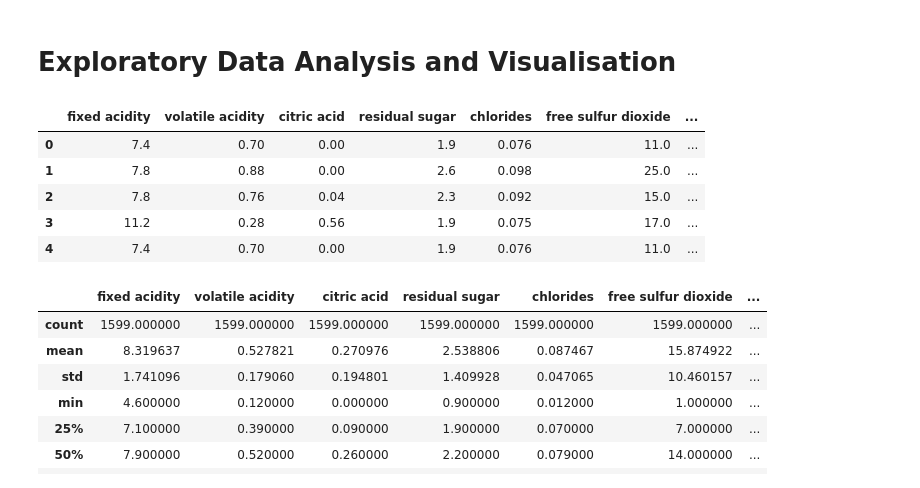
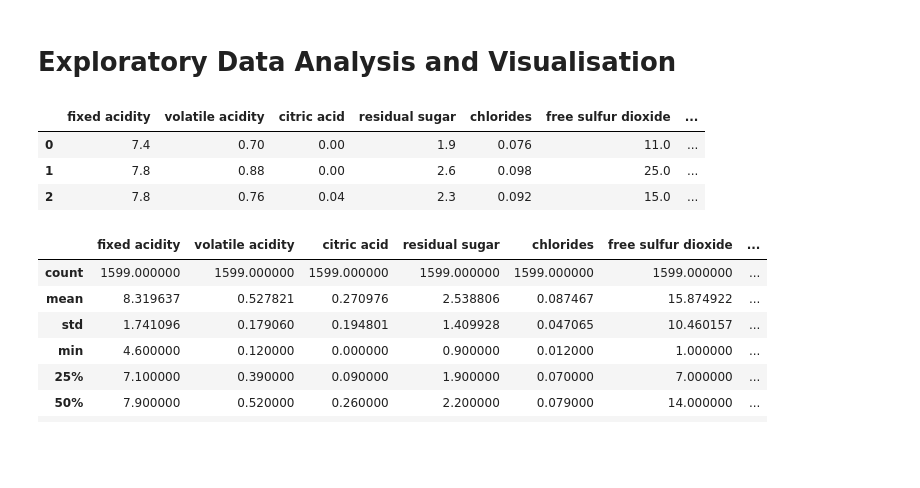
Before and after one commit to JaapVanKaKa/ZZ, a Jupyter notebook: Example.ipynb, the cells around one changed output. Cells and saved outputs as stored; diff of their text form; code cells hidden in the pictures; blank space fills up the shorter version.

```diff
--- a/Example.ipynb
+++ b/Example.ipynb
@@ -17,12 +17,10 @@ import random
 # Importing the dataset
 wine = pd.read_csv("https://raw.githubusercontent.com/aniruddhachoudhury/Red-Wine-Quality/master/winequality-red.csv")
 # %%
-wine.head()
+wine.head(3)
 # %% [output]
 |  | fixed acidity | volatile acidity | citric acid | residual sugar | chlorides | free sulfur dioxide | ... |
 | 0 | 7.4 | 0.70 | 0.00 | 1.9 | 0.076 | 11.0 | ... |
 | 1 | 7.8 | 0.88 | 0.00 | 2.6 | 0.098 | 25.0 | ... |
 | 2 | 7.8 | 0.76 | 0.04 | 2.3 | 0.092 | 15.0 | ... |
-| 3 | 11.2 | 0.28 | 0.56 | 1.9 | 0.075 | 17.0 | ... |
-| 4 | 7.4 | 0.70 | 0.00 | 1.9 | 0.076 | 11.0 | ... |
 # %%
```
Also changed, not shown: parts of 11 cells of this notebook.
